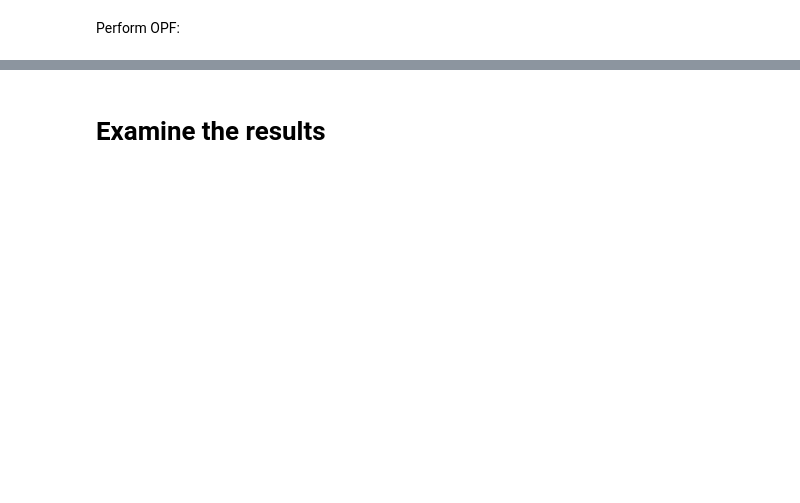
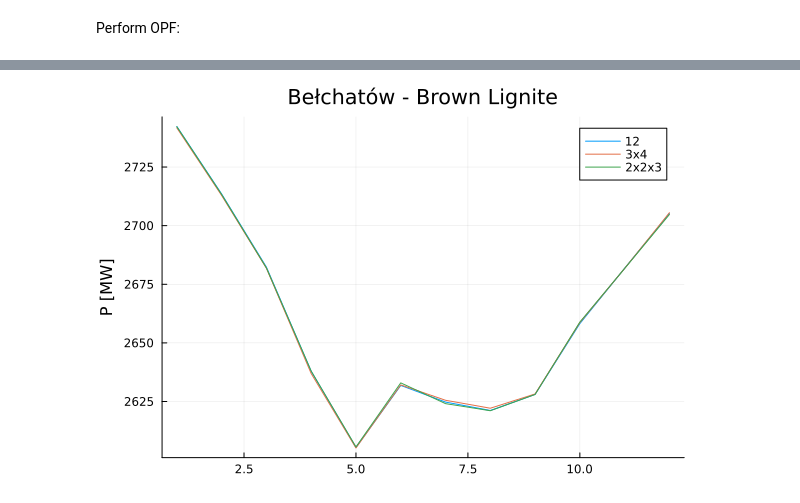
Before and after one commit to GeeeHesso/PowerData, a Jupyter notebook: run/TOPF_test.ipynb, the cells around one changed output, grey strips where cells are left out. Drawn from its saved outputs; the diff is of its cells as text; code cells hidden in the pictures; blank space fills up the shorter version.

Commit message:
update TOPF setup and test

```diff
--- a/run/TOPF_test.ipynb
+++ b/run/TOPF_test.ipynb
@@ -28,2 +154,0 @@ compute(data_dir, "P_result_2x2x3", [2, 2, 3])
-# %% [markdown]
-# Examine the results
@@ -47,0 +155,13 @@ P_results = Dict(partition => DataDrop.retrieve_matrix("$(data_dir)/P_result_$pa
+# %%
+gen_id = 263
+gen_name = "Bełchatów - Brown Lignite"
+
+plot()
+for partition ∈ ["12", "3x4", "2x2x3"]
+    P = DataDrop.retrieve_matrix("$(test_dir)/P_result_$(partition)_1.h5")
+    plot!(100 * P[gen_id, :], label=partition, title=gen_name)
+end
+ylabel!("P [MW]")
+# ylims!(0, 3000)
+# %% [output]
+[figure, added]
```
Also changed, not shown: parts of 27 cells of this notebook, 3 other files.
